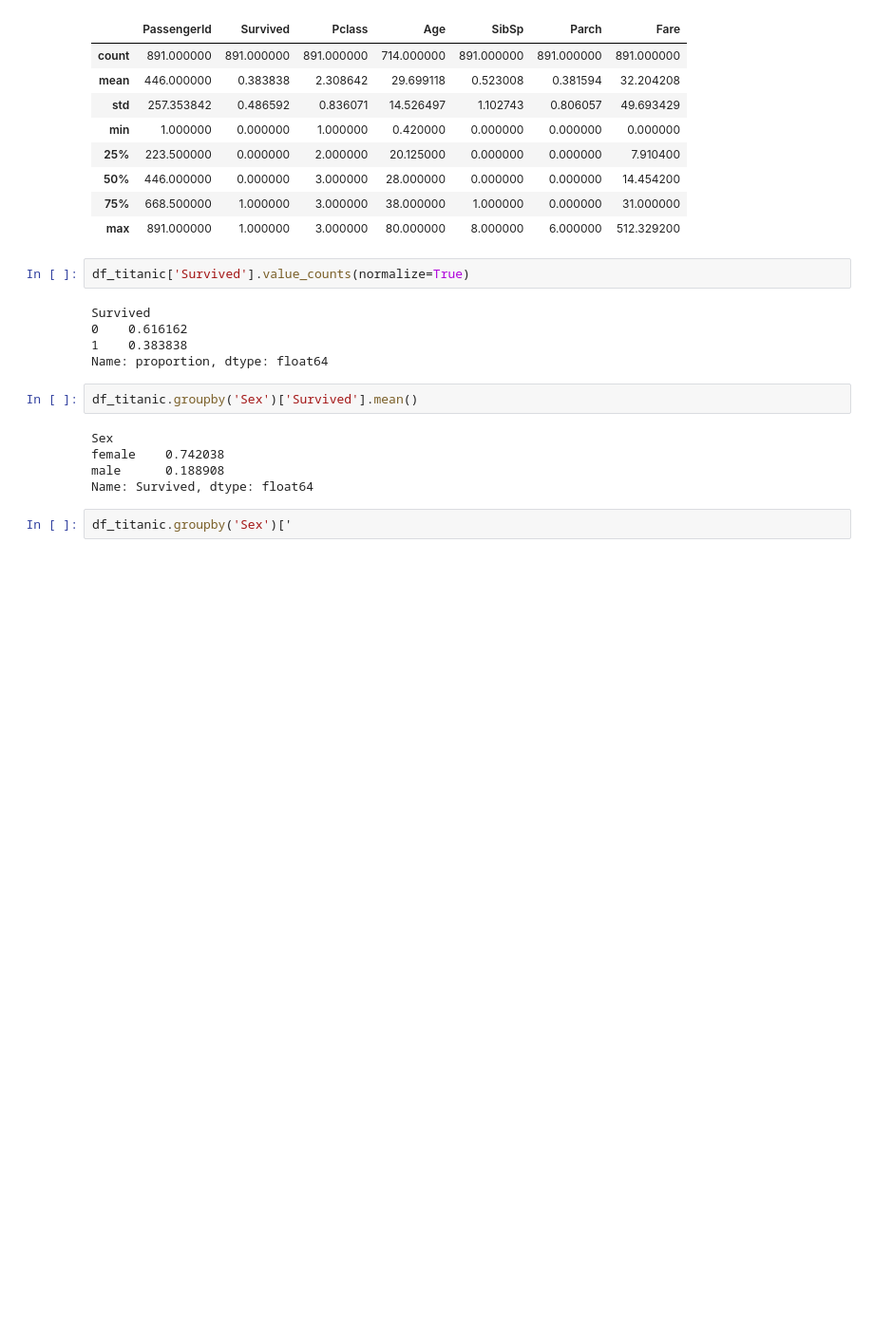
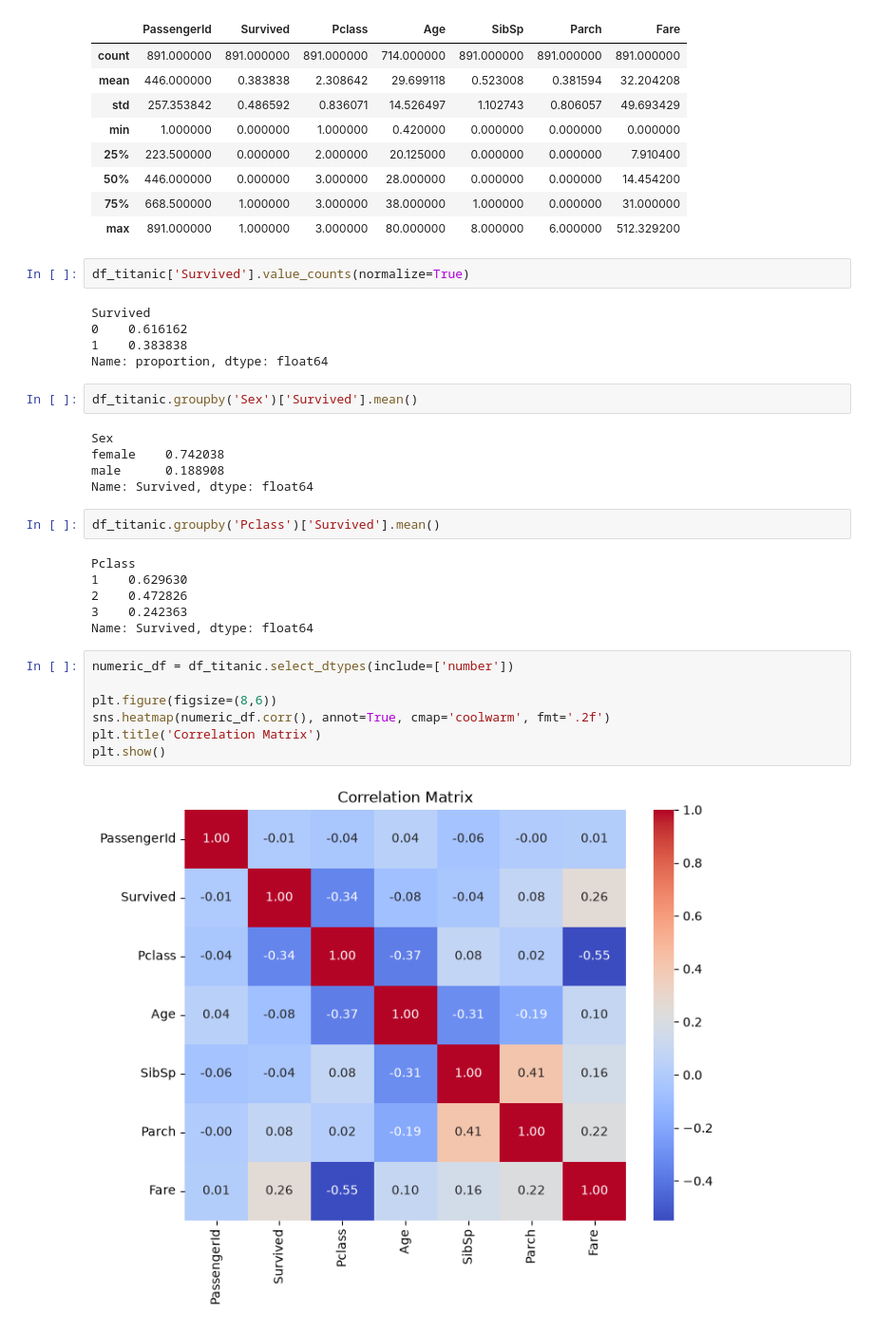
Before and after one commit to GreedIsGoody/pandas-tut, a Jupyter notebook: test.ipynb, the cells around one changed output. Shown at 95% size. Cells and saved outputs as stored; diff of their text form; blank space fills up the shorter version.

```diff
--- a/test.ipynb
+++ b/test.ipynb
@@ -1044,4 +1044,19 @@ female    0.742038
 male      0.188908
 Name: Survived, dtype: float64
 # %%
-df_titanic.groupby('Sex')['
+df_titanic.groupby('Pclass')['Survived'].mean()
+# %% [output]
+Pclass
+1    0.629630
+2    0.472826
+3    0.242363
+Name: Survived, dtype: float64
+# %%
+numeric_df = df_titanic.select_dtypes(include=['number'])
+
+plt.figure(figsize=(8,6))
+sns.heatmap(numeric_df.corr(), annot=True, cmap='coolwarm', fmt='.2f')
+plt.title('Correlation Matrix')
+plt.show()
+# %% [output]
+[figure, added]
```
